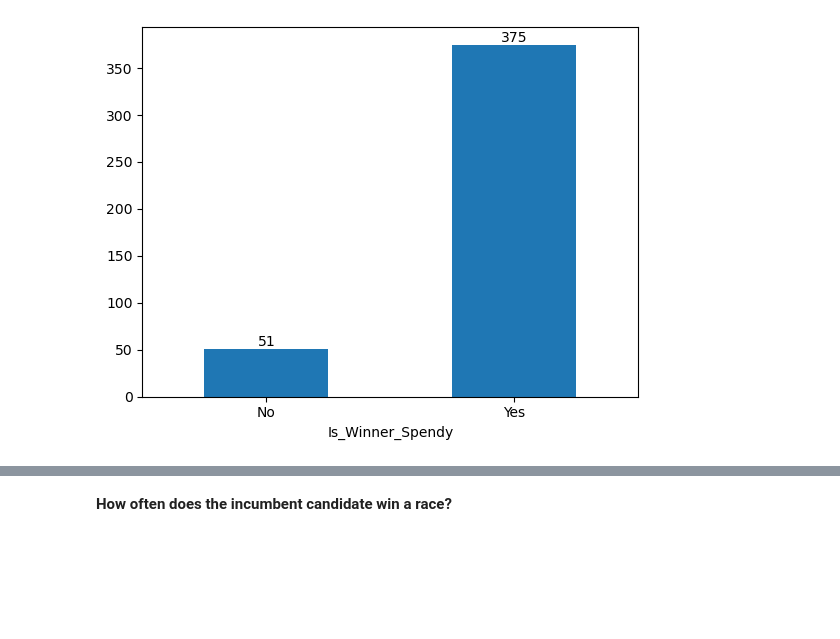
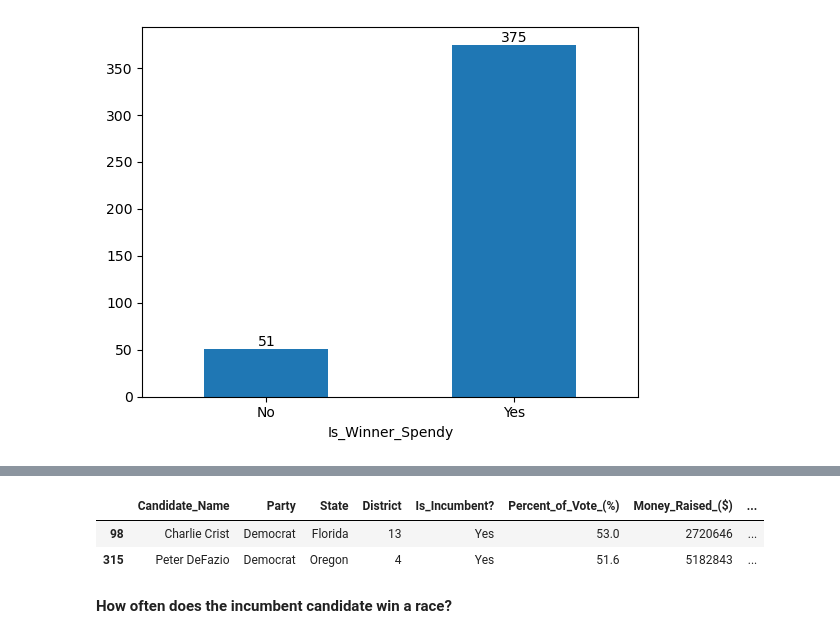
Before and after one commit to ballir27/webscraping-open-secrets-2020-US-House-Elections, a Jupyter notebook: AB-pt2-webscraping-open-secrets.ipynb, the cells around one changed output, grey strips where cells are left out. Cells and saved outputs as stored; diff of their text form; code cells hidden in the pictures; blank space fills up the shorter version.

```diff
--- a/AB-pt2-webscraping-open-secrets.ipynb
+++ b/AB-pt2-webscraping-open-secrets.ipynb
@@ -93,3 +132,10 @@ The percent of winners that spent the most in their district was 88.03%!
+# %%
+#Show dataframe just with winners that spent the most in their district but didn't raise the most.
+win_raise_or_spendy_df[win_raise_or_spendy_df['Spend_Most?']=='Yes']
+# %% [output]
+|  | Candidate_Name | Party | State | District | Is_Incumbent? | Percent_of_Vote_(%) | Money_Raised_($) | ... |
+| 98 | Charlie Crist | Democrat | Florida | 13 | Yes | 53.0 | 2720646 | ... |
+| 315 | Peter DeFazio | Democrat | Oregon | 4 | Yes | 51.6 | 5182843 | ... |
 # %% [markdown]
 **How often does the incumbent candidate win a race?**
 # %%
```
Also changed, not shown: parts of 23 cells of this notebook.
